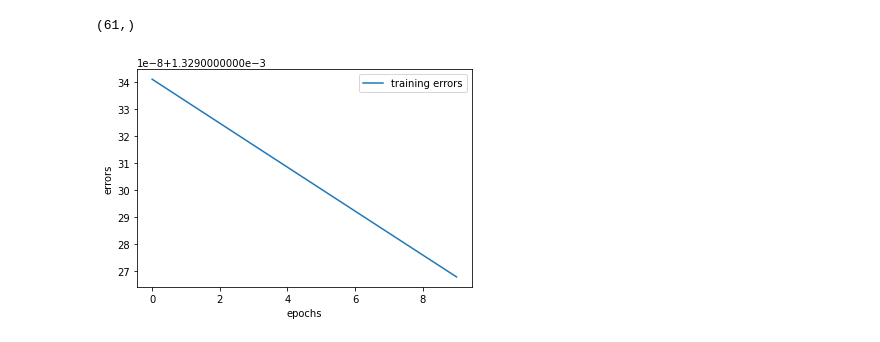
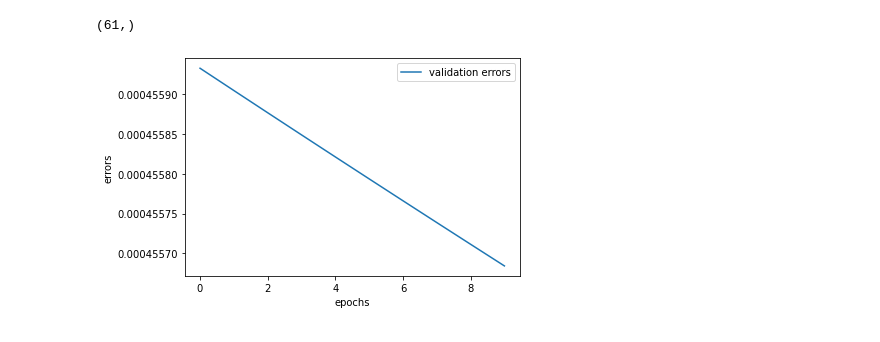
Before and after one commit to AhmedSobeih/Neural_Network_Implementation, a Jupyter notebook: NN Project.ipynb, the cells around one changed output. Drawn from its saved outputs; the diff is of its cells as text; code cells hidden in the pictures.

Commit message:
validation is done

```diff
--- a/NN Project.ipynb
+++ b/NN Project.ipynb
@@ -233,23 +233,23 @@ for epoch in range(epochs):
 # %%
 #PLOTTING TRAINING ERROR
 x1=range(0, epochs)
 y1=training_errors
 y2 = validation_errors
 
-plt.plot(x1, y1, label = "training errors")
-#plt.plot(x1, y2, label = "validation errors")
+#plt.plot(x1, y1, label = "training errors")
+plt.plot(x1, y2, label = "validation errors")
 
 # naming the x axis
 plt.xlabel('epochs')
 # naming the y axis
 plt.ylabel('errors')
 # giving a title to my graph
 plt.title('')
 
 # show a legend on the plot
 plt.legend()
 
 # function to show the plot
 plt.show()
 # %% [output]
-[figure, old version]
+[figure, new version]
```
Also changed, not shown: parts of 2 cells of this notebook.
